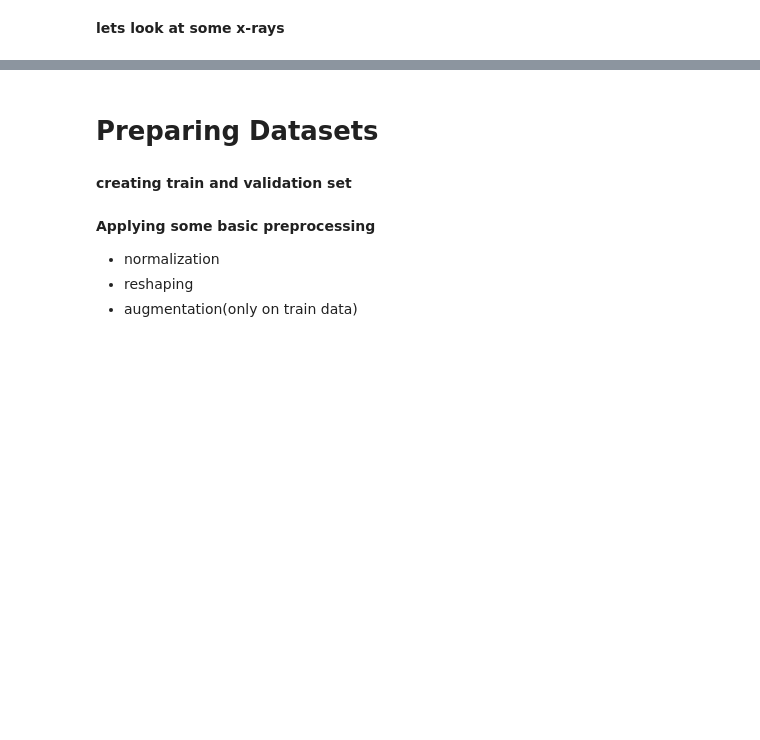
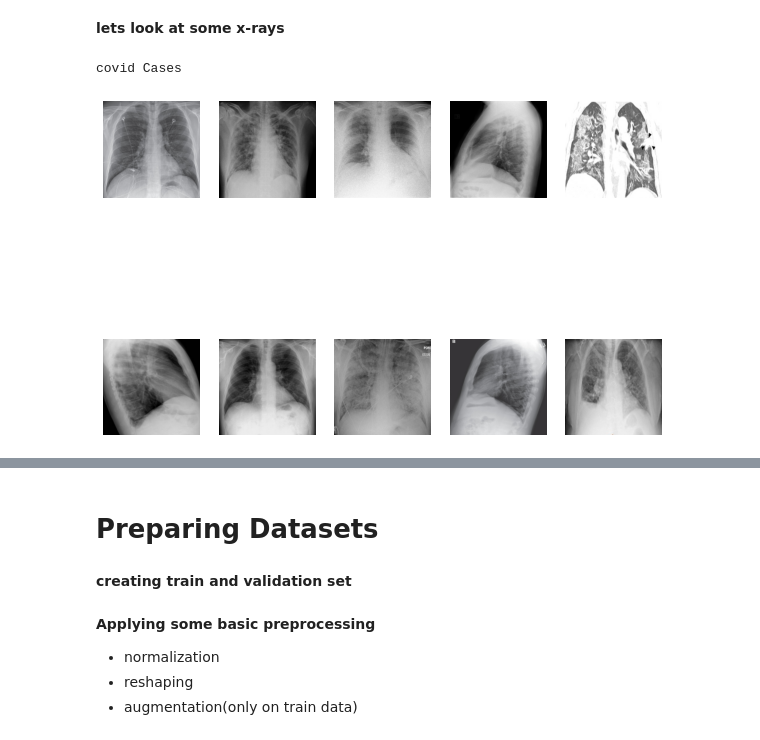
Before and after one commit to defender01/covid_classification, a Jupyter notebook: covid_classification_efficientNet.ipynb, the cells around one changed output, grey strips where cells are left out. Drawn from its saved outputs; the diff is of its cells as text; code cells hidden in the pictures; blank space fills up the shorter version.

```diff
--- a/covid_classification_efficientNet.ipynb
+++ b/covid_classification_efficientNet.ipynb
@@ -102,21 +151,24 @@ df_collection.head()
 # %%
 print('covid Cases')
 covidCase=[]
 df=dfs[0].sample(10)
 df=df.reset_index()
 for i in range(10):
     img=cv2.imread(df['filename'].iloc[i])
     # print(img.shape)
-    img = cv2.resize(img, (224,224),)
+    img = cv2.resize(img, (300,300),)
     img = cv2.cvtColor(img, cv2.COLOR_BGR2RGB)
     img = img.astype(np.float32)/255.
     covidCase.append(img)
 f, ax = plt.subplots(2,5, figsize=(10,8))
 for i, img in enumerate(covidCase):
         ax[i//5, i%5].imshow(img)
         ax[i//5, i%5].axis('off')
 
 plt.show()
+# %% [output]
+covid Cases
+[figure, added]
 # %%
 print('No_finding Cases')
 covidCase=[]
```
Also changed, not shown: parts of 14 cells of this notebook.
